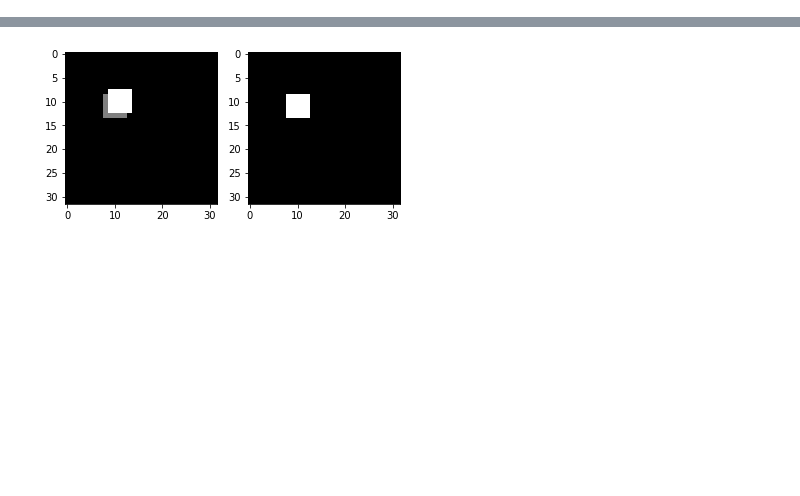
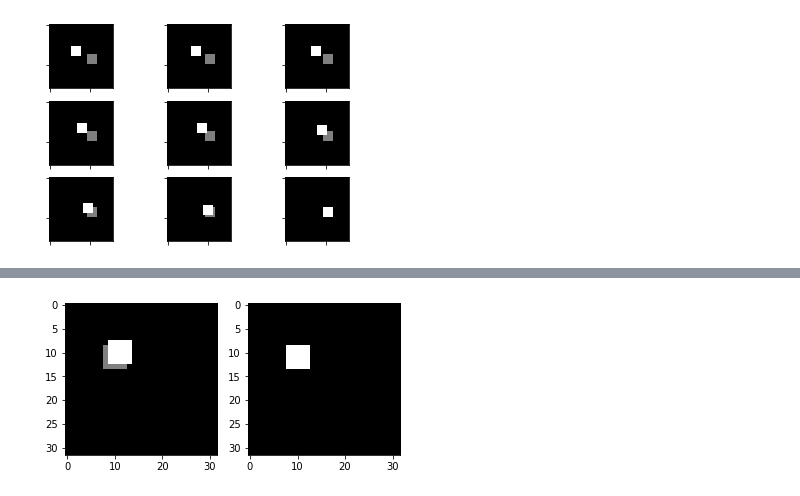
Before and after one commit to PradeepKadubandi/DemoPlanner, a Jupyter notebook: datagen/discrete-env-generation.ipynb, the cells around one changed output, grey strips where cells are left out. Cells and saved outputs as stored; diff of their text form; code cells hidden in the pictures; blank space fills up the shorter version.

```diff
--- a/datagen/discrete-env-generation.ipynb
+++ b/datagen/discrete-env-generation.ipynb
@@ -34,3 +46,20 @@ Steps of trajectory : [x_t  u_t  x_t+1]
+# %%
+fig = plt.figure()
+rows = 3
+cols = 3
+for i in range(len(traj)):
+    ax = plt.subplot(rows, cols, i+1)
+    plt.imshow(env.generateImage(traj[i, :2], goal), cmap=plt.get_cmap('gray'))
+    ax.set_yticklabels([])
+    ax.set_xticklabels([])
+ax = plt.subplot(rows, cols, 1+len(traj))
+plt.imshow(env.generateImage(traj[len(traj)-1, 4:], goal), cmap=plt.get_cmap('gray'))
+ax.set_yticklabels([])
+ax.set_xticklabels([])
+plt.show()
+fig.savefig('trajectory.png')
+# %% [output]
+[figure, added]
 # %%
 for i in range(len(traj)):
     img = env.generateImage(traj[i, 0:2], goal)
```
Also changed, not shown: parts of 4 cells of this notebook, 8 other files.
